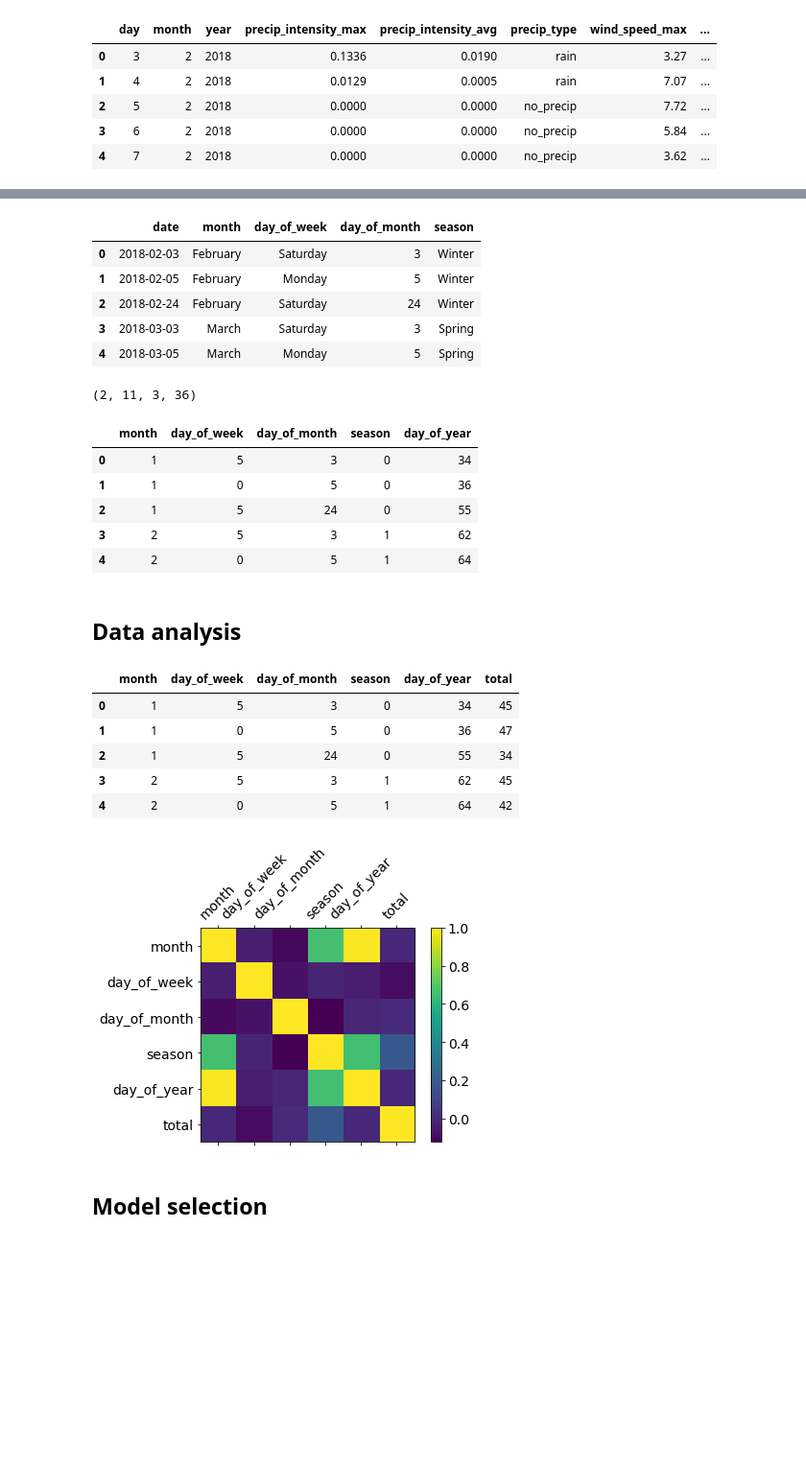
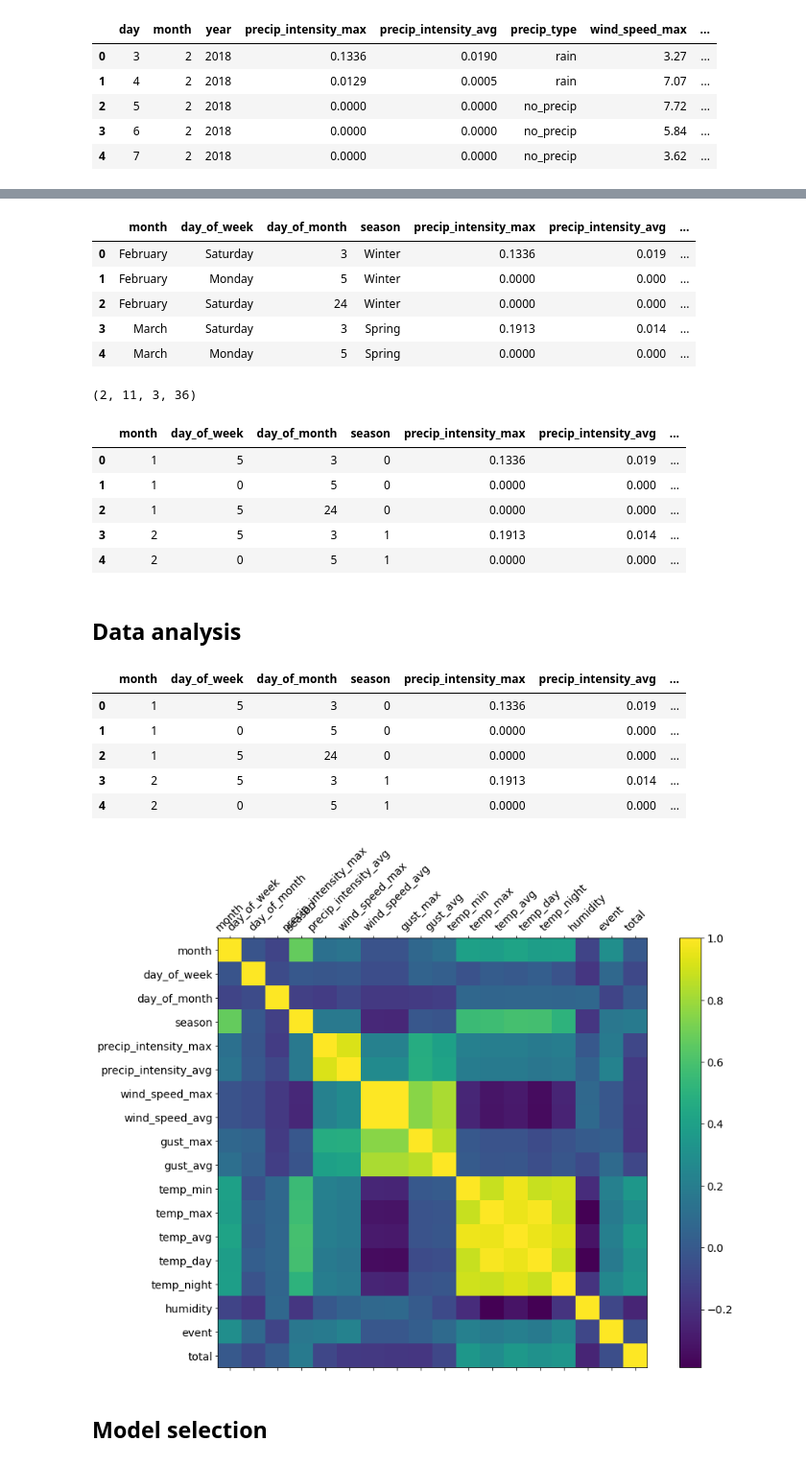
Before and after one commit to kamransoomro84/souper-duper, a Jupyter notebook: ml_models.ipynb, the cells around one changed output, grey strips where cells are left out. Shown at 96% size. Saved outputs shown, nothing was run; the diff lists cells and outputs as text; code cells hidden in the pictures; blank space fills up the shorter version.

```diff
--- a/ml_models.ipynb
+++ b/ml_models.ipynb
@@ -6,7 +6,7 @@
 import pandas as pd
 import os
 # %%
-path = os.path.join('data', 'soup_data.csv')
-soup = pd.read_csv(path)
+path = os.path.join('data', 'souper_with_events.csv')
+soup = pd.read_csv(path, index_col = 0)
 soup.head()
 # %% [output]
@@ -31,6 +31,8 @@ weather.head()
 weather['date'] = weather['year'].astype(str) + '-' + \
                   weather['month'].astype(str).apply(lambda s: f'{s:0>2}') + '-' + \
                   weather['day'].astype(str).apply(lambda s: f'{s:0>2}')
+weather = weather.drop(['day', 'month', 'year'], axis = 1)
+weather.loc[:, 'day_of_year'] = weather.loc[:, 'date'].apply(date2dayofyear)
 df = weather.merge(soup, on = 'date')
 df.head()
 # %% [output]
@@ -44,6 +46,5 @@ df.head()
 # %%
 variables = [
-    'date',
     'month',
     'day_of_week',
     'day_of_month',
@@ -53,25 +54,26 @@ variables = [
     'wind_speed_max',
     'wind_speed_avg',
     'gust_max',
-    #'gust_avg',
-    #'temp_min',
-    #'temp_max',
-    #'temp_avg',
-    #'temp_day',
-    #'temp_night',
-    #'humidity'
+    'gust_avg',
+    'temp_min',
+    'temp_max',
+    'temp_avg',
+    'temp_day',
+    'temp_night',
+    'humidity',
+    'event'
 ]
 # %%
 X = df[variables]
 y = df['total']
 X.head()
 # %% [output]
-|  | date | month | day_of_week | day_of_month | season |
-| 0 | 2018-02-03 | February | Saturday | 3 | Winter |
-| 1 | 2018-02-05 | February | Monday | 5 | Winter |
-| 2 | 2018-02-24 | February | Saturday | 24 | Winter |
-| 3 | 2018-03-03 | March | Saturday | 3 | Spring |
-| 4 | 2018-03-05 | March | Monday | 5 | Spring |
+|  | month | day_of_week | day_of_month | season | precip_intensity_max | precip_intensity_avg | ... |
+| 0 | February | Saturday | 3 | Winter | 0.1336 | 0.019 | ... |
+| 1 | February | Monday | 5 | Winter | 0.0000 | 0.000 | ... |
+| 2 | February | Saturday | 24 | Winter | 0.0000 | 0.000 | ... |
+| 3 | March | Saturday | 3 | Spring | 0.1913 | 0.014 | ... |
+| 4 | March | Monday | 5 | Spring | 0.0000 | 0.000 | ... |
 # %%
 def day2int(day: str):
     ''' Convert a day to an integer. '''
@@ -114,16 +116,14 @@ day2int('Wednesday'), month2int('december'), season2int('AuTUMN'), date2dayofyea
 X.loc[:, 'day_of_week'] = X.loc[:, 'day_of_week'].apply(day2int)
 X.loc[:, 'month'] = X.loc[:, 'month'].apply(month2int)
 X.loc[:, 'season'] = X.loc[:, 'season'].apply(season2int)
-X.loc[:, 'day_of_year'] = X.loc[:, 'date'].apply(date2dayofyear)
-X = X.drop(labels = ['date'], axis = 1)
 X.head()
 # %% [output]
-|  | month | day_of_week | day_of_month | season | day_of_year |
-| 0 | 1 | 5 | 3 | 0 | 34 |
-| 1 | 1 | 0 | 5 | 0 | 36 |
-| 2 | 1 | 5 | 24 | 0 | 55 |
-| 3 | 2 | 5 | 3 | 1 | 62 |
-| 4 | 2 | 0 | 5 | 1 | 64 |
+|  | month | day_of_week | day_of_month | season | precip_intensity_max | precip_intensity_avg | ... |
+| 0 | 1 | 5 | 3 | 0 | 0.1336 | 0.019 | ... |
+| 1 | 1 | 0 | 5 | 0 | 0.0000 | 0.000 | ... |
+| 2 | 1 | 5 | 24 | 0 | 0.0000 | 0.000 | ... |
+| 3 | 2 | 5 | 3 | 1 | 0.1913 | 0.014 | ... |
+| 4 | 2 | 0 | 5 | 1 | 0.0000 | 0.000 | ... |
 # %% [markdown]
 ## Data analysis
 # %%
@@ -133,21 +133,21 @@ df = X.copy()
 df['total'] = y
 df.head()
 # %% [output]
-|  | month | day_of_week | day_of_month | season | day_of_year | total |
-| 0 | 1 | 5 | 3 | 0 | 34 | 45 |
-| 1 | 1 | 0 | 5 | 0 | 36 | 47 |
-| 2 | 1 | 5 | 24 | 0 | 55 | 34 |
-| 3 | 2 | 5 | 3 | 1 | 62 | 45 |
-| 4 | 2 | 0 | 5 | 1 | 64 | 42 |
+|  | month | day_of_week | day_of_month | season | precip_intensity_max | precip_intensity_avg | ... |
+| 0 | 1 | 5 | 3 | 0 | 0.1336 | 0.019 | ... |
+| 1 | 1 | 0 | 5 | 0 | 0.0000 | 0.000 | ... |
+| 2 | 1 | 5 | 24 | 0 | 0.0000 | 0.000 | ... |
+| 3 | 2 | 5 | 3 | 1 | 0.1913 | 0.014 | ... |
+| 4 | 2 | 0 | 5 | 1 | 0.0000 | 0.000 | ... |
 # %%
-f = plt.figure(figsize=(6, 4))
+f = plt.figure(figsize=(15, 10))
 plt.matshow(df.corr(), fignum=f.number)
 plt.xticks(range(df.shape[1]), df.columns, fontsize=14, rotation=45)
 plt.yticks(range(df.shape[1]), df.columns, fontsize=14)
 cb = plt.colorbar()
 cb.ax.tick_params(labelsize=14)
 # %% [output]
-[figure, old version]
+[figure, new version]
 # %% [markdown]
 ## Model selection
 # %%
```
Also changed, not shown: parts of 10 cells of this notebook.
